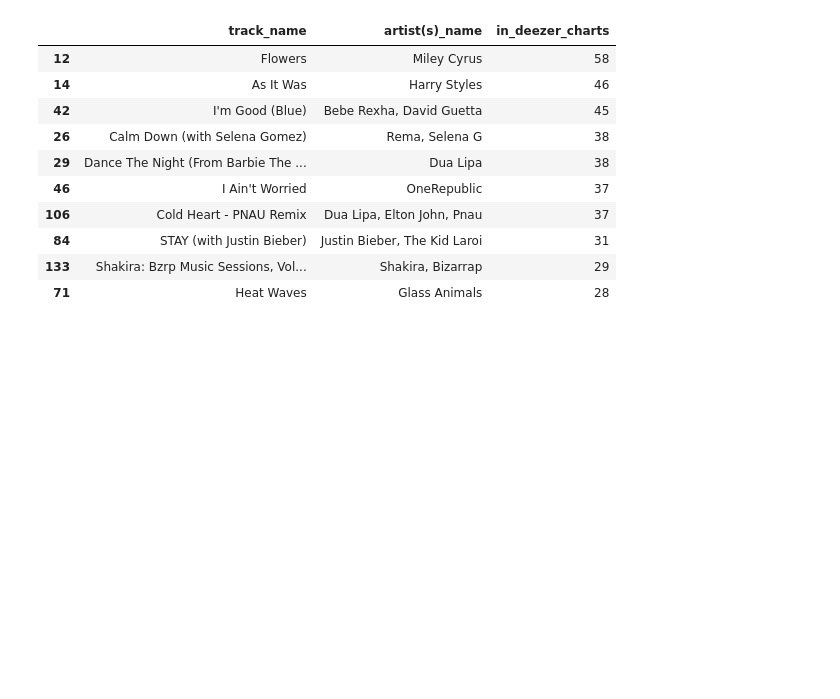
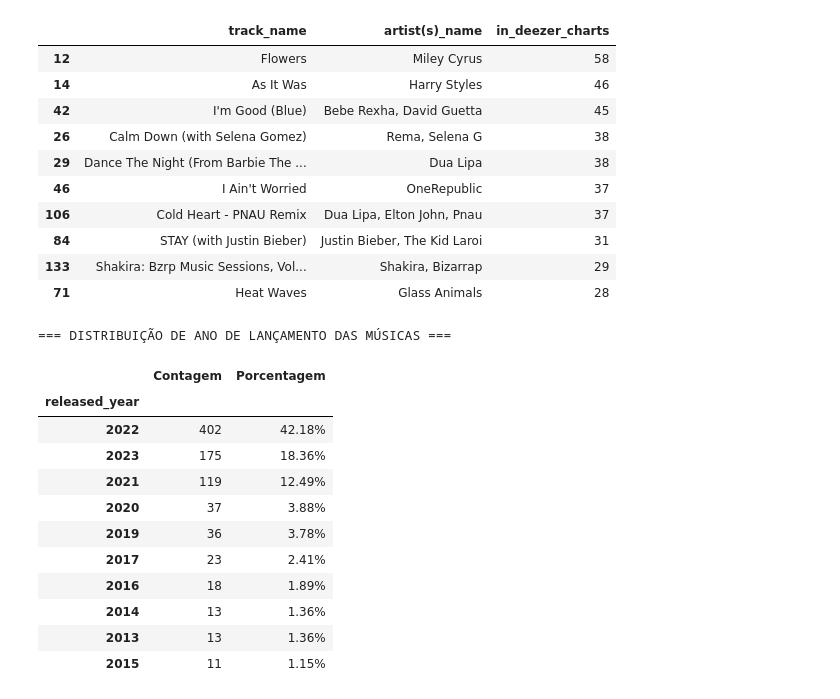
Before and after one commit to Luisot132613/Musicas-mais-ouvidas-de-2023, a Jupyter notebook: notebook/notebook.ipynb, the cells around one changed output. Cells and saved outputs as stored; diff of their text form; code cells hidden in the pictures; blank space fills up the shorter version.

```diff
--- a/notebook/notebook.ipynb
+++ b/notebook/notebook.ipynb
@@ -214,4 +221,24 @@ display(df_deezer_chart[['track_name', 'artist(s)_name', 'in_deezer_charts']].he
 | 133 | Shakira: Bzrp Music Sessions, Vol... | Shakira, Bizarrap | 29 |
 | 71 | Heat Waves | Glass Animals | 28 |
 # %%
-df
+# Analisar a distribuição de músicas por ano de lançamento
+df_release_year = df['released_year'].value_counts().sort_index()
+df_release_year_porcent = (df_release_year / len(df) * 100).round(2)
+porcent = pd.DataFrame({'Contagem': df_release_year, 'Porcentagem': df_release_year_porcent.astype(str) + '%'})
+df_porcent = porcent.sort_values('Contagem', ascending=False)
+print("=== DISTRIBUIÇÃO DE ANO DE LANÇAMENTO DAS MÚSICAS ===")
+display(df_porcent.head(10))
+# %% [output]
+=== DISTRIBUIÇÃO DE ANO DE LANÇAMENTO DAS MÚSICAS ===
+|  | Contagem | Porcentagem |
+| released_year |  |  |
+| 2022 | 402 | 42.18% |
+| 2023 | 175 | 18.36% |
+| 2021 | 119 | 12.49% |
+| 2020 | 37 | 3.88% |
+| 2019 | 36 | 3.78% |
+| 2017 | 23 | 2.41% |
+| 2016 | 18 | 1.89% |
+| 2014 | 13 | 1.36% |
+| 2013 | 13 | 1.36% |
+| 2015 | 11 | 1.15% |
```
Also changed, not shown: parts of 4 cells of this notebook.
